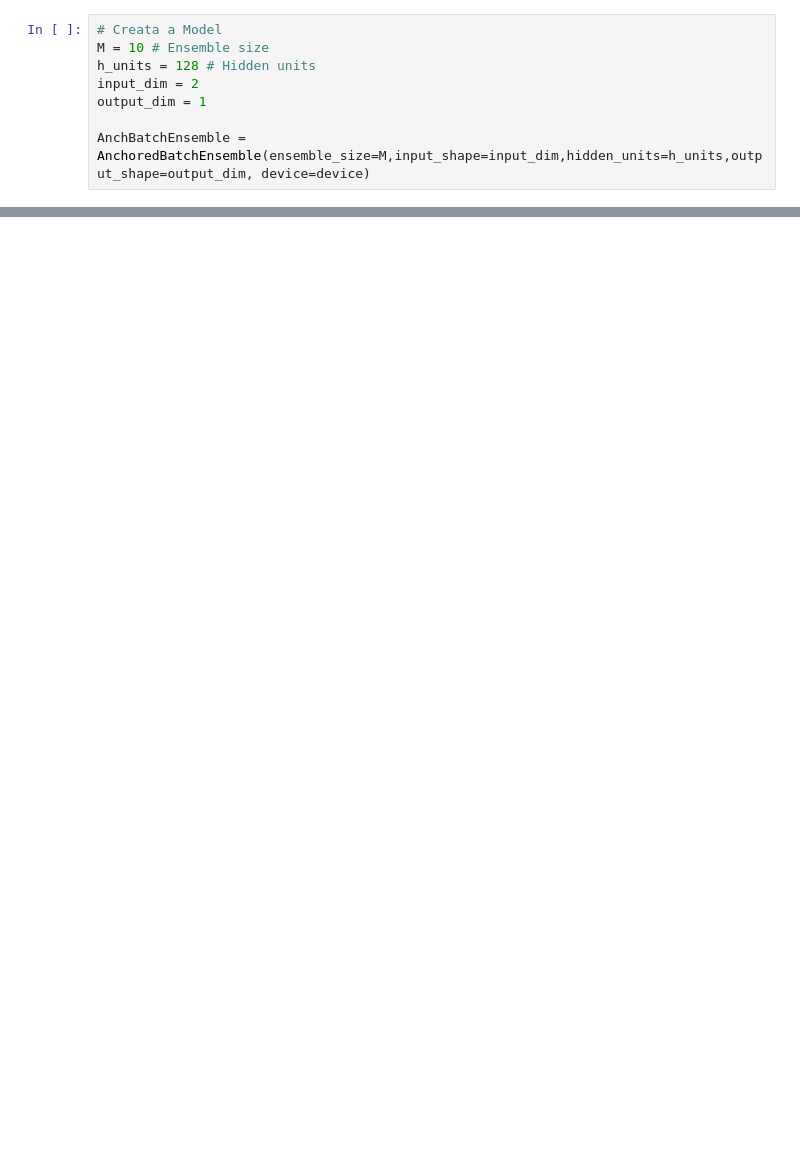
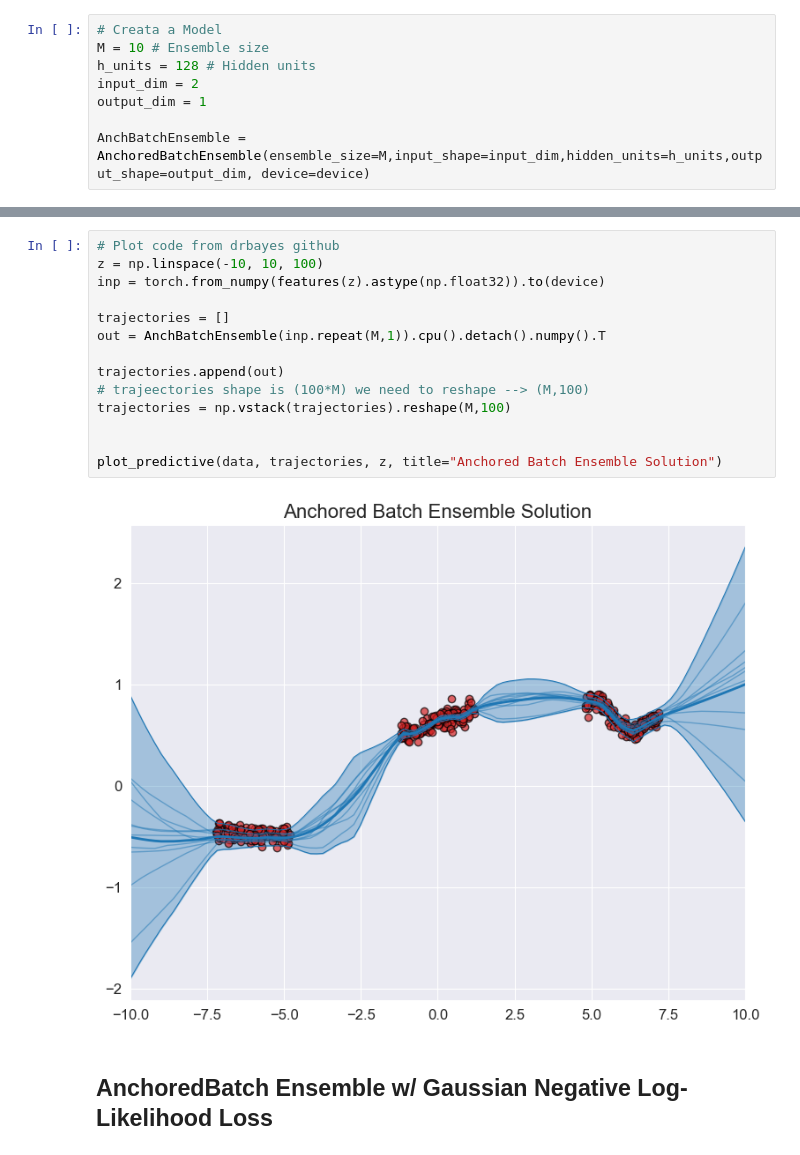
Before and after one commit to Gabriel-Arteaga/AnchoredBatchEnsemble, a Jupyter notebook: notebooks/Deep_Ensemble_Izmailov_Toydata.ipynb, the cells around one changed output, grey strips where cells are left out. Drawn from its saved outputs; the diff is of its cells as text; blank space fills up the shorter version.

```diff
--- a/notebooks/Deep_Ensemble_Izmailov_Toydata.ipynb
+++ b/notebooks/Deep_Ensemble_Izmailov_Toydata.ipynb
@@ -732,0 +592,18 @@ Loss: -1.7931039791840773
+# %%
+# Plot code from drbayes github
+z = np.linspace(-10, 10, 100)
+inp = torch.from_numpy(features(z).astype(np.float32)).to(device)
+
+trajectories = []
+out = AnchBatchEnsemble(inp.repeat(M,1)).cpu().detach().numpy().T
+
+trajectories.append(out)
+# trajeectories shape is (100*M) we need to reshape --> (M,100)
+trajectories = np.vstack(trajectories).reshape(M,100)
+
+
+plot_predictive(data, trajectories, z, title="Anchored Batch Ensemble Solution")
+# %% [output]
+[figure, added]
+# %% [markdown]
+## AnchoredBatch Ensemble w/ Gaussian Negative Log-Likelihood Loss
```
Also changed, not shown: parts of 13 cells of this notebook.
